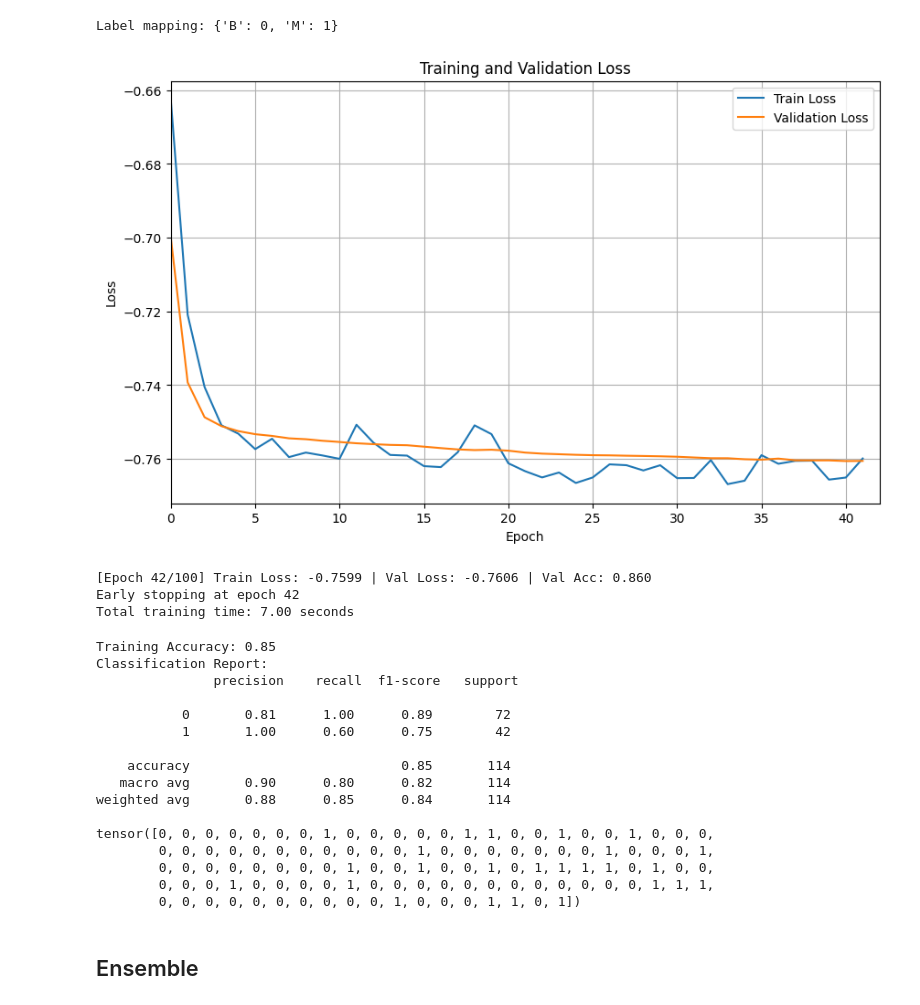
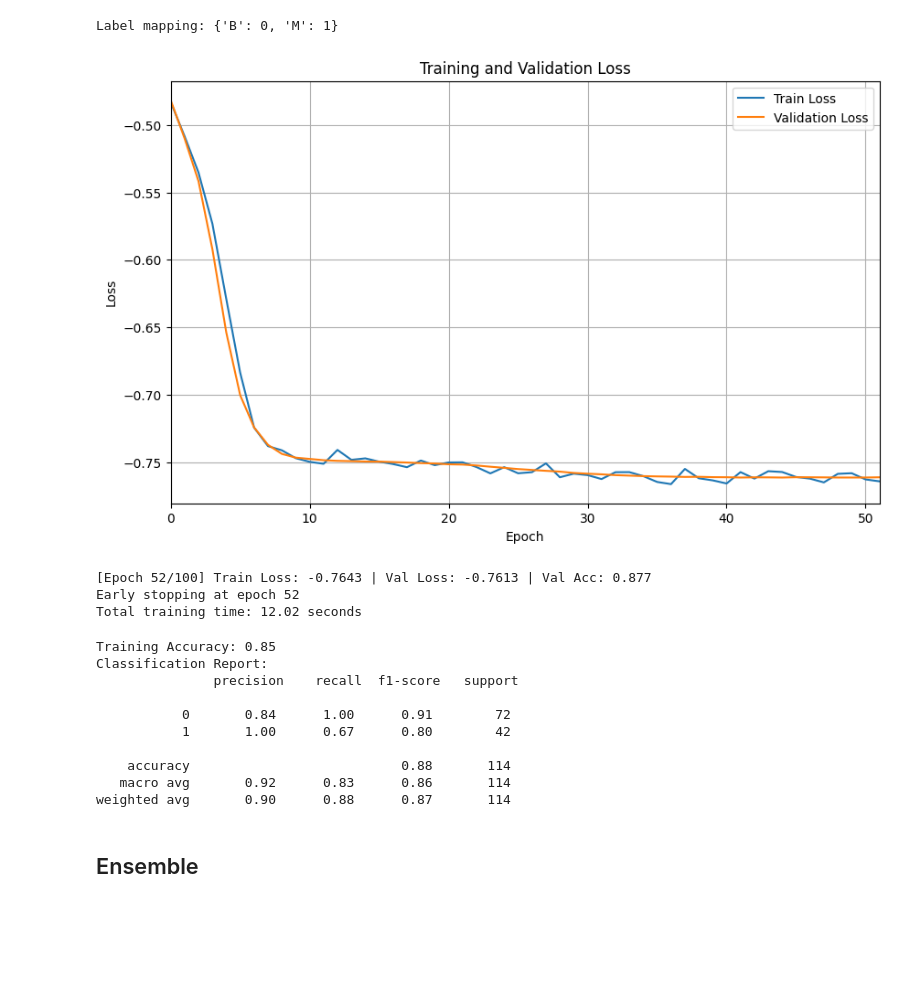
Before and after one commit to EdwardM222/QML-RP, a Jupyter notebook: thesis.ipynb, the cells around one changed output. Drawn from its saved outputs; the diff is of its cells as text; code cells hidden in the pictures; blank space fills up the shorter version.

```diff
--- a/thesis.ipynb
+++ b/thesis.ipynb
@@ -272,7 +278,11 @@ class BinaryVQC(nn.Module):
         self.qlayer = qlayer
 
     def forward(self, x: torch.Tensor) -> tuple[torch.Tensor, torch.Tensor]:
-        return self.qlayer(x)
+        probs = self.qlayer(x)
+
+        half = probs.shape[1] // 2
+        return torch.stack([probs[:, :half].sum(dim=1), probs[:, half:].sum(dim=1)], dim=1)
+
 
     def fit(
         self,
@@ -286,6 +296,7 @@ class BinaryVQC(nn.Module):
         warmup: int = 15,
         min_delta: float = 1e-3,
         plot: bool = True,
+        title_prefix: str = "",
         restore_best: bool = True,
         verbose: bool = True,
     ):
@@ -359,10 +370,10 @@ class BinaryVQC(nn.Module):
                     plt.plot(val_losses, label="Validation Loss")
                 plt.xlabel("Epoch")
                 plt.ylabel("Loss")
-                plt.title(f"Training {'and Validation' if test_loader else ''} Loss")
+                plt.title(f"{title_prefix}Training {'and Validation' if test_loader else ''} Loss")
                 plt.legend()
                 plt.grid(True)
-                plt.xlim(0, max(1, len(train_losses)))
+                plt.xlim(0, max(1, len(train_losses) - 1))
                 plt.show()
 
             if verbose:
@@ -394,8 +405,8 @@ class BinaryVQC(nn.Module):
         if restore_best and best_state is not None:
             self.load_state_dict(best_state)
 
+        self.training_time = time.time() - time_start
         if verbose:
-            self.training_time = time.time() - time_start
             print(f"Total training time: {self.training_time:.2f} seconds")
 
         self.train_losses = train_losses
@@ -445,37 +456,29 @@ testloader = DataLoader(TensorDataset(X_te, y_te), batch_size=32, shuffle=False)
 # %% [output]
 Label mapping: {'B': 0, 'M': 1}
 # %%
-model = VQC(qlayer)
+model = BinaryVQC(qlayer)
 model.fit(trainloader, testloader)
 # %% [output]
-[figure, old version]
+[figure, new version]
-[Epoch 42/100] Train Loss: -0.7599 | Val Loss: -0.7606 | Val Acc: 0.860
-Early stopping at epoch 42
-Total training time: 7.00 seconds
+[Epoch 52/100] Train Loss: -0.7643 | Val Loss: -0.7613 | Val Acc: 0.877
+Early stopping at epoch 52
+Total training time: 12.02 seconds
 # %%
 train_score = model.score(X_tr, y_tr)
 
 print(f"Training Accuracy: {train_score:.2f}")
 print("Classification Report:\n", classification_report(y_te, model.predict(X_te), zero_division=0))
-
-print(model.predict(X_te))
 # %% [output]
 Training Accuracy: 0.85
 Classification Report:
                precision    recall  f1-score   support
 
-           0       0.81      1.00      0.89        72
-           1       1.00      0.60      0.75        42
+           0       0.84      1.00      0.91        72
+           1       1.00      0.67      0.80        42
 
-    accuracy                           0.85       114
-   macro avg       0.90      0.80      0.82       114
-weighted avg       0.88      0.85      0.84       114
-
-tensor([0, 0, 0, 0, 0, 0, 0, 1, 0, 0, 0, 0, 0, 1, 1, 0, 0, 1, 0, 0, 1, 0, 0, 0,
-        0, 0, 0, 0, 0, 0, 0, 0, 0, 0, 0, 1, 0, 0, 0, 0, 0, 0, 0, 1, 0, 0, 0, 1,
-        0, 0, 0, 0, 0, 0, 0, 0, 1, 0, 0, 1, 0, 0, 1, 0, 1, 1, 1, 1, 0, 1, 0, 0,
-        0, 0, 0, 1, 0, 0, 0, 0, 1, 0, 0, 0, 0, 0, 0, 0, 0, 0, 0, 0, 0, 1, 1, 1,
-        0, 0, 0, 0, 0, 0, 0, 0, 0, 0, 1, 0, 0, 0, 1, 1, 0, 1])
+    accuracy                           0.88       114
+   macro avg       0.92      0.83      0.86       114
+weighted avg       0.90      0.88      0.87       114
 # %% [markdown]
 ## Ensemble
 # %%
```
Also changed, not shown: parts of 13 cells of this notebook.
